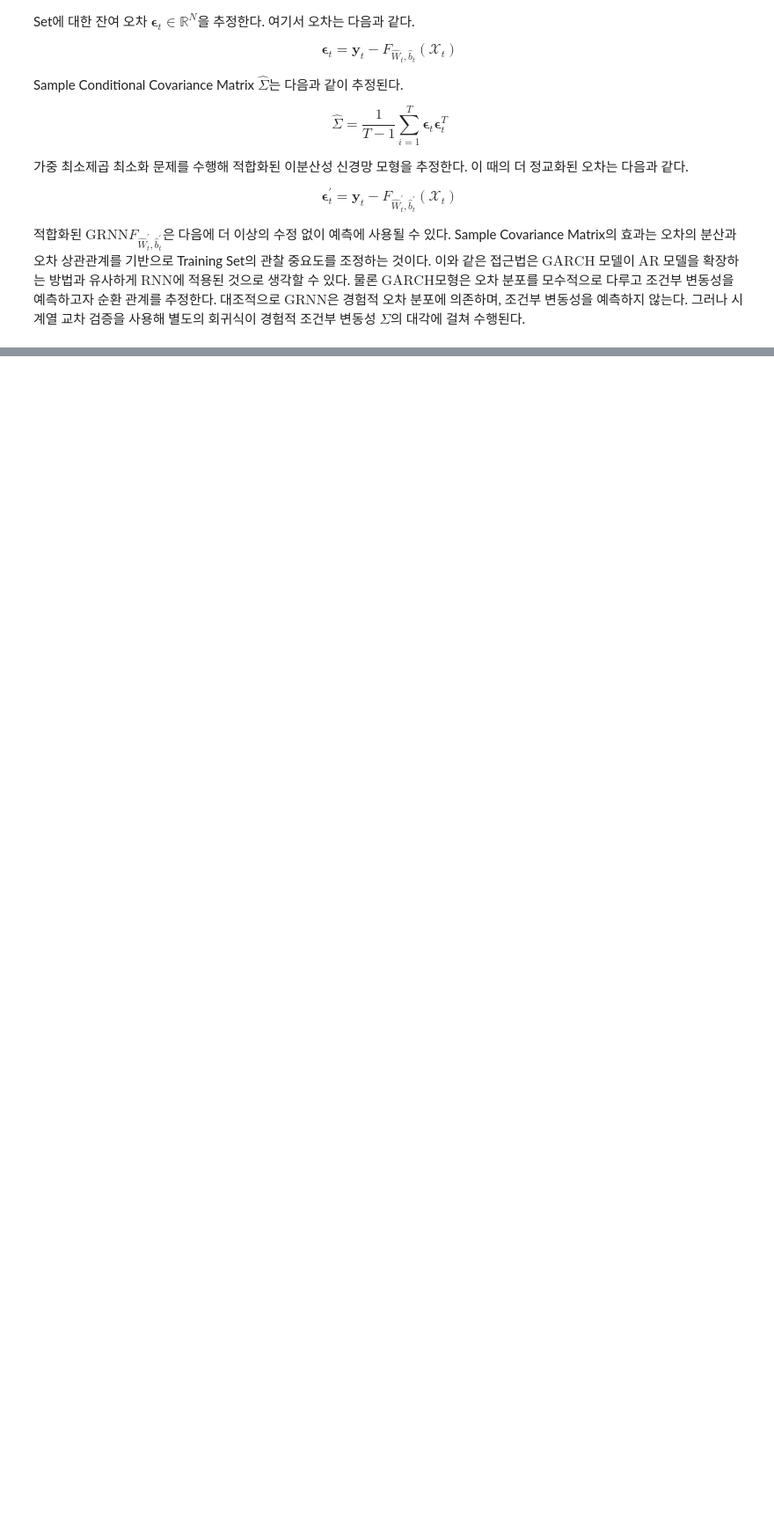
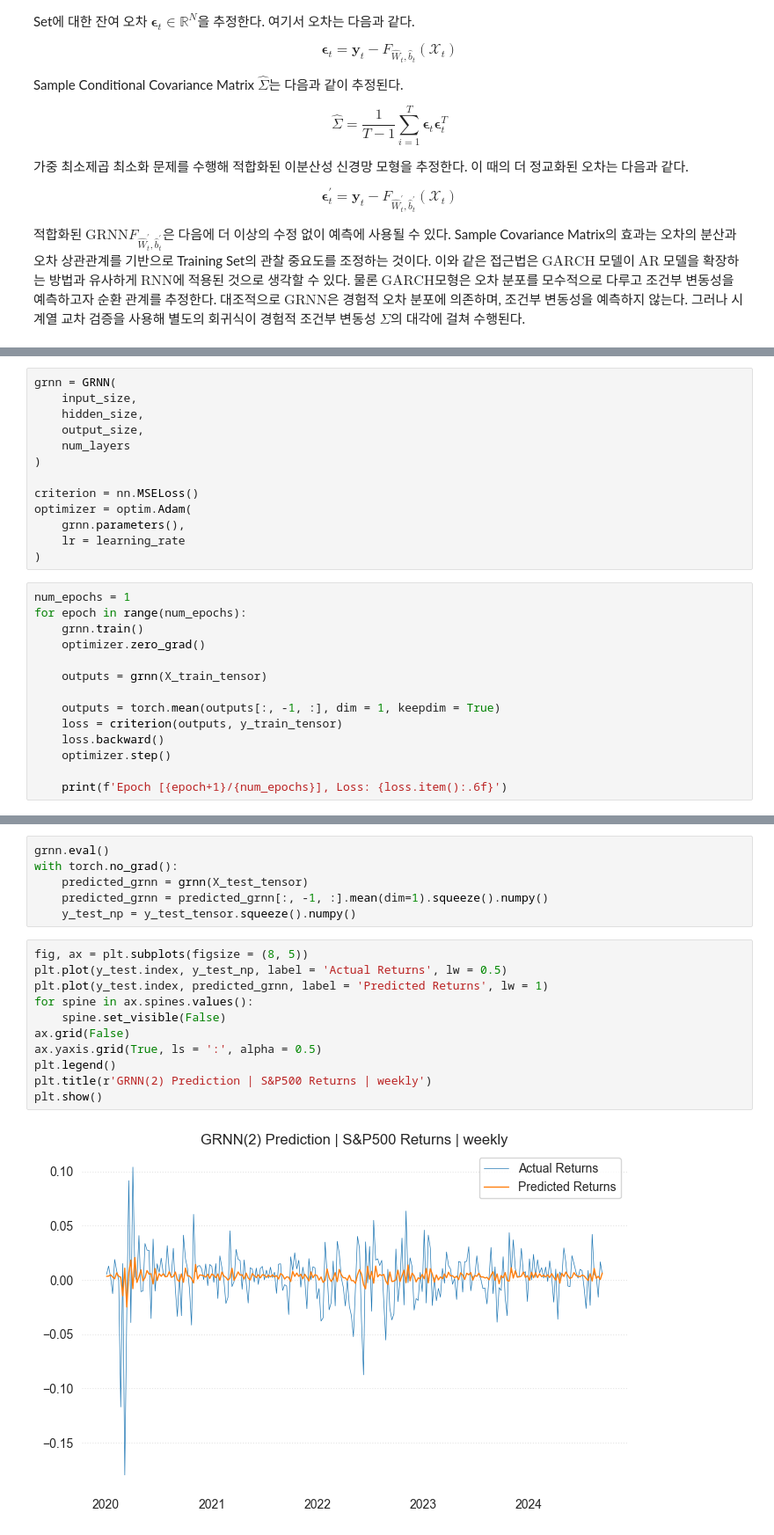
Before and after one commit to QuantifiSogang/2024-02SeniorMLFinance, a Jupyter notebook: Notes/Week03AdvancedVectorProcess/03RecurrentNeuralNetworks.ipynb, the cells around one changed output, grey strips where cells are left out. Shown at 88% size. Drawn from its saved outputs; the diff is of its cells as text; blank space fills up the shorter version.

```diff
--- a/Notes/Week03AdvancedVectorProcess/03RecurrentNeuralNetworks.ipynb
+++ b/Notes/Week03AdvancedVectorProcess/03RecurrentNeuralNetworks.ipynb
@@ -351,0 +397,27 @@ $$\boldsymbol{\epsilon}_t^\prime = \boldsymbol{y}_t - F_{\hat{W}_t^\prime, \hat{
+# %%
+grnn = GRNN(
+    input_size,
+    hidden_size,
+    output_size,
+    num_layers
+)
+
+criterion = nn.MSELoss()
+optimizer = optim.Adam(
+    grnn.parameters(),
+    lr = learning_rate
+)
+# %%
+num_epochs = 1
+for epoch in range(num_epochs):
+    grnn.train()
+    optimizer.zero_grad()
+
+    outputs = grnn(X_train_tensor)
+
+    outputs = torch.mean(outputs[:, -1, :], dim = 1, keepdim = True)
+    loss = criterion(outputs, y_train_tensor)
+    loss.backward()
+    optimizer.step()
+
+    print(f'Epoch [{epoch+1}/{num_epochs}], Loss: {loss.item():.6f}')
@@ -351,0 +426,19 @@ $$\boldsymbol{\epsilon}_t^\prime = \boldsymbol{y}_t - F_{\hat{W}_t^\prime, \hat{
+# %%
+grnn.eval()
+with torch.no_grad():
+    predicted_grnn = grnn(X_test_tensor)
+    predicted_grnn = predicted_grnn[:, -1, :].mean(dim=1).squeeze().numpy()
+    y_test_np = y_test_tensor.squeeze().numpy()
+# %%
+fig, ax = plt.subplots(figsize = (8, 5))
+plt.plot(y_test.index, y_test_np, label = 'Actual Returns', lw = 0.5)
+plt.plot(y_test.index, predicted_grnn, label = 'Predicted Returns', lw = 1)
+for spine in ax.spines.values():
+    spine.set_visible(False)
+ax.grid(False)
+ax.yaxis.grid(True, ls = ':', alpha = 0.5)
+plt.legend()
+plt.title(r'GRNN(2) Prediction | S&P500 Returns | weekly')
+plt.show()
+# %% [output]
+[figure, added]
```
Also changed, not shown: parts of 7 cells of this notebook, 1 other file.
